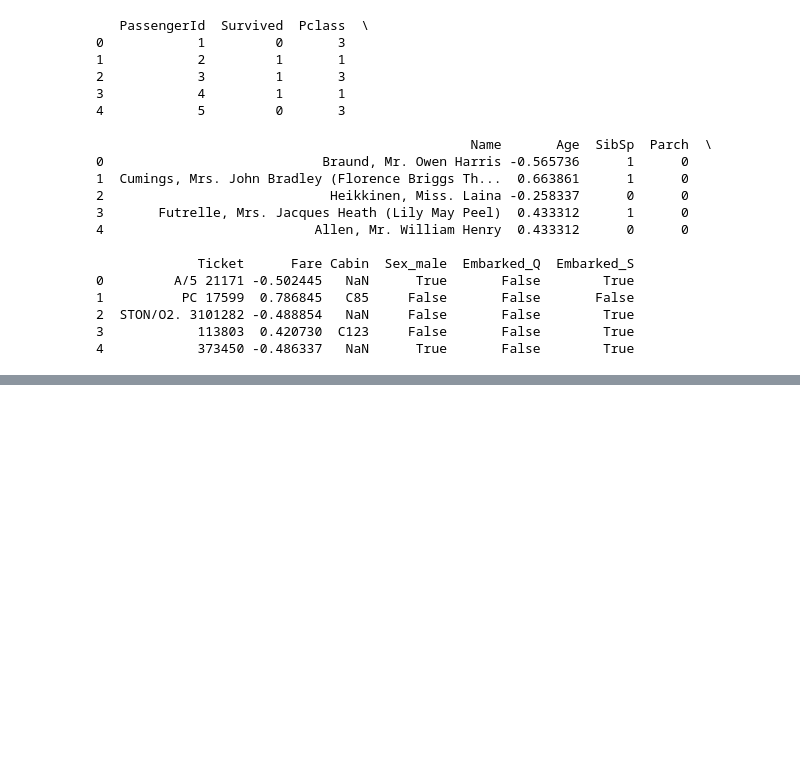
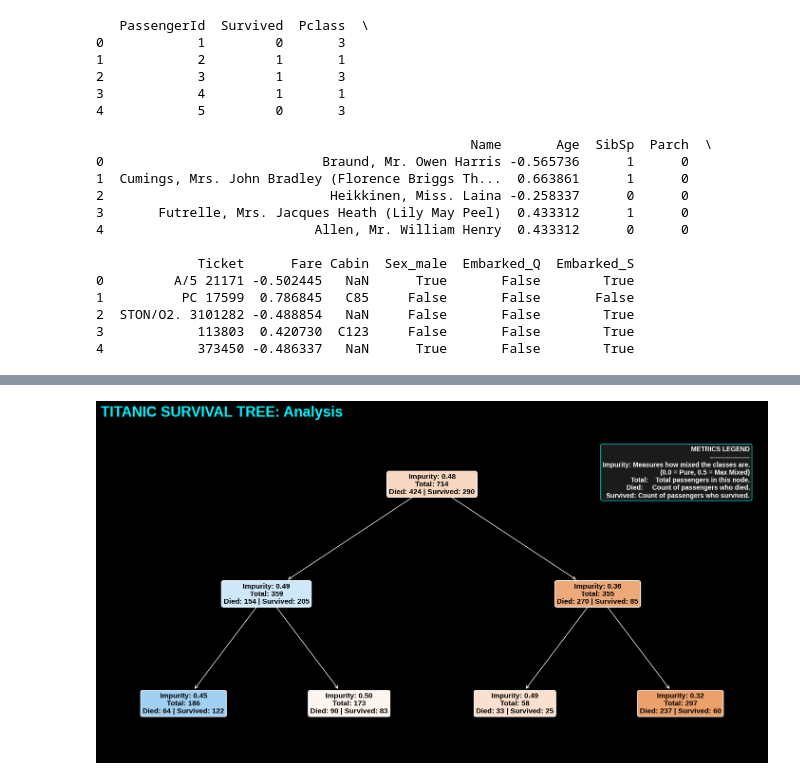
Before and after one commit to mrivassnj-svg/HCC_ITAI_1371_SPR26, a Jupyter notebook: Module_05_Lab_Data_Preparation.ipynb, the cells around one changed output, grey strips where cells are left out. Saved outputs shown, nothing was run; the diff lists cells and outputs as text; code cells hidden in the pictures; blank space fills up the shorter version.

```diff
--- a/Module_05_Lab_Data_Preparation.ipynb
+++ b/Module_05_Lab_Data_Preparation.ipynb
@@ -214,0 +363,83 @@ plt.show()
+# %%
+import pandas as pd
+import seaborn as sns
+from sklearn.tree import DecisionTreeClassifier, plot_tree
+import matplotlib.pyplot as plt
+import matplotlib.patches as mpatches
+import re
+
+# 1. Load and Clean Dataset
+df = sns.load_dataset('titanic')
+df_clean = df[['survived', 'age', 'pclass']].dropna()
+
+X = df_clean[['age', 'pclass']]
+y = df_clean['survived']
+
+# 2. Train a simple tree
+tree_model = DecisionTreeClassifier(max_depth=2, min_samples_leaf=50)
+tree_model.fit(X, y)
+
+plt.style.use("dark_background")
+fig, ax = plt.subplots(figsize=(18, 9))
+
+# Plot the tree
+text_annotations = plot_tree(tree_model,
+                             feature_names=['Age', 'Pclass'],
+                             class_names=['Died', 'Survived'],
+                             filled=True,
+                             rounded=True,
+                             fontsize=11,
+                             ax=ax)
+
+# --- LOGIC: SIMPLIFY AND INCREASE CONTRAST ---
+for text_obj in text_annotations:
+    text_content = text_obj.get_text()
+
+    # Update text color for readability
+    text_obj.set_color("black")
+    text_obj.set_weight("bold")
+
+    if 'value' in text_content:
+        # Extract numerical data using regular expressions
+        gini_match = re.search(r'gini = ([\d.]+)', text_content)
+        samples_match = re.search(r'samples = (\d+)', text_content)
+        value_match = re.search(r'value = \[(\d+), (\d+)\]', text_content)
+
+        # Parse data
+        gini = float(gini_match.group(1))
+        samples = int(samples_match.group(1))
+        died = int(value_match.group(1))
+        survived = int(value_match.group(2))
+
+        # Create a new, simple label
+        new_label = (
+            f"Impurity: {gini:.2f}\n"
+            f"Total: {samples}\n"
+            f"Died: {died} | Survived: {survived}"
+        )
+
+        # Update the node text
+        text_obj.set_text(new_label)
+
+# --- NEW LOGIC: ADD CUSTOM LEGEND TABLE ---
+legend_text = (
+    "METRICS LEGEND\n"
+    "-------------------\n"
+    "Impurity: Measures how mixed the classes are.\n"
+    "         (0.0 = Pure, 0.5 = Max Mixed)\n"
+    "Total:    Total passengers in this node.\n"
+    "Died:     Count of passengers who died.\n"
+    "Survived: Count of passengers who survived."
+)
+
+# Place the legend in the top right
+props = dict(boxstyle='round', facecolor='#222222', alpha=0.8, edgecolor='#00f7ff')
+ax.text(0.98, 0.95, legend_text, transform=ax.transAxes, fontsize=10,
+        verticalalignment='top', horizontalalignment='right', bbox=props, color="white", weight="bold")
+
+# Final styling for title
+ax.set_title("TITANIC SURVIVAL TREE: Analysis",
+          color="#00f7ff", fontsize=22, weight="bold", pad=20, loc="left")
+plt.show()
+# %% [output]
+[figure, added]
```
Also changed, not shown: parts of 11 cells of this notebook.
